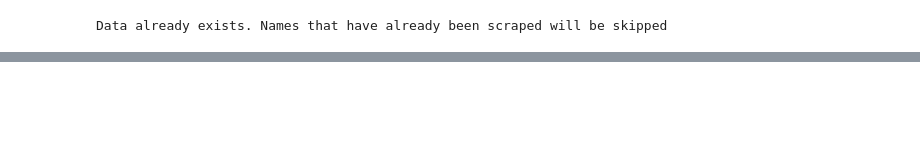
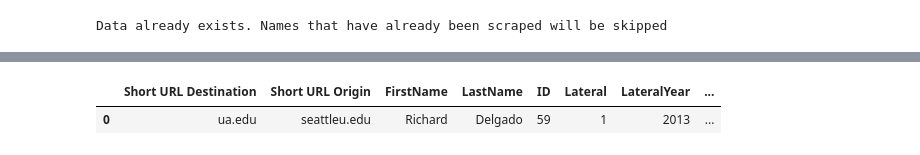
Before and after one commit to martinbolger/hein_scraping, a Jupyter notebook: code/hein_alt_name_data_creation_notebook.ipynb, the cells around one changed output, grey strips where cells are left out. Cells and saved outputs as stored; diff of their text form; code cells hidden in the pictures; blank space fills up the shorter version.

```diff
--- a/code/hein_alt_name_data_creation_notebook.ipynb
+++ b/code/hein_alt_name_data_creation_notebook.ipynb
@@ -189,0 +176,5 @@ alt_names
+# %%
+data
+# %% [output]
+|  | Short URL Destination | Short URL Origin | FirstName | LastName | ID | Lateral | LateralYear | ... |
+| 0 | ua.edu | seattleu.edu | Richard | Delgado | 59 | 1 | 2013 | ... |
```
Also changed, not shown: parts of 6 cells of this notebook, 2 other files.
